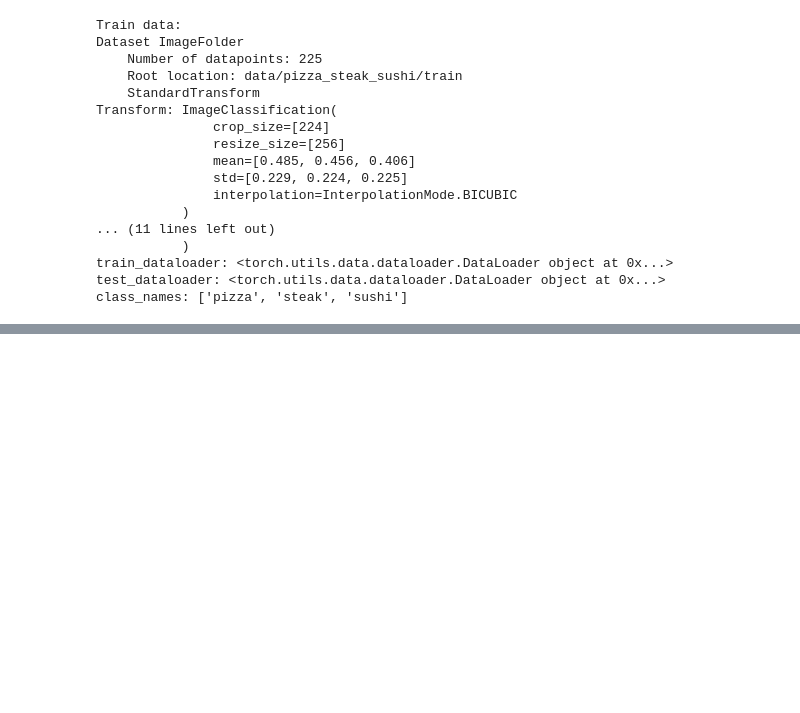
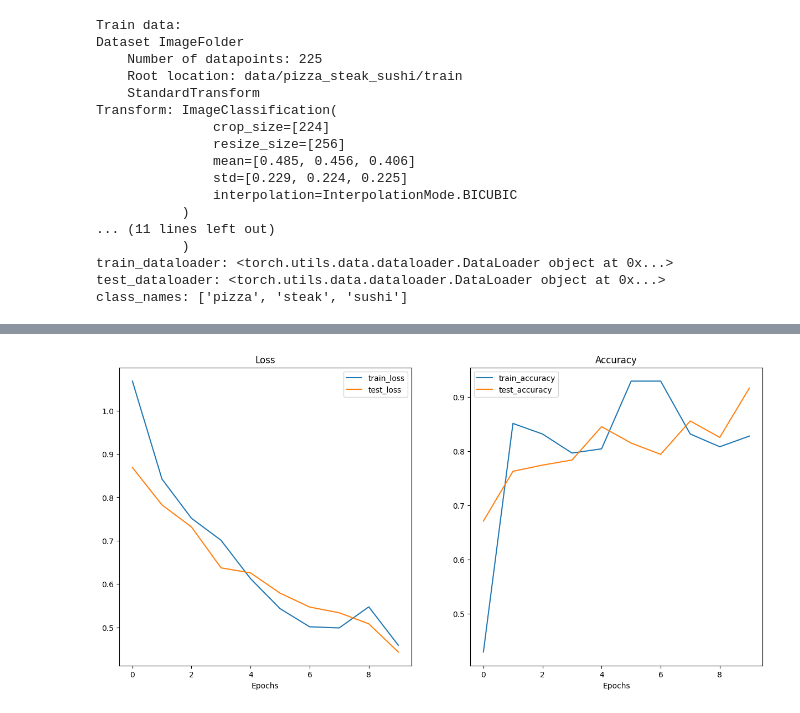
Before and after one commit to kvnptl/pytorch-practice, a Jupyter notebook: 06_transfer_learning.ipynb, the cells around one changed output, grey strips where cells are left out. Saved outputs shown, nothing was run; the diff lists cells and outputs as text; code cells hidden in the pictures; blank space fills up the shorter version.

Commit message:
[06] transfer learning done

```diff
--- a/06_transfer_learning.ipynb
+++ b/06_transfer_learning.ipynb
@@ -113,0 +118,4 @@ class_names: ['pizza', 'steak', 'sushi']
+# %%
+weights = torchvision.models.EfficientNet_B0_Weights.DEFAULT
+model = torchvision.models.efficientnet_b0(weights=weights)
+model
@@ -113,0 +177,6 @@ class_names: ['pizza', 'steak', 'sushi']
+# %%
+# Update the classifier head
+model.classifier = torch.nn.Sequential(
+    torch.nn.Dropout(p=0.2, inplace=True),
+    torch.nn.Linear(in_features=1280, out_features=len(class_names)),
+).to(device)
@@ -113,0 +215,28 @@ class_names: ['pizza', 'steak', 'sushi']
+# %%
+loss_fn = torch.nn.CrossEntropyLoss()
+optimizer = torch.optim.Adam(params=model.parameters(), lr=1e-3)
+# %%
+from going_modular import engine, utils
+
+torch.manual_seed(42)
+torch.cuda.manual_seed(42)
+
+from timeit import default_timer as timer
+start_time = timer()
+
+EPOCHS = 10
+
+results = engine.train(model=model,
+                       train_dataloader=train_dataloader,
+                       test_dataloader=test_dataloader,
+                       optimizer=optimizer,
+                       loss_fn=loss_fn,
+                       epochs=EPOCHS,
+                       device=device)
+
+end_time = timer()
+print(f"Time elapsed: {end_time - start_time:.3f} seconds")
+
+
+# Save model
+utils.save_model(model=model, target_dir="models", model_name="06_transfer_learning.pth")
@@ -113,0 +256,7 @@ class_names: ['pizza', 'steak', 'sushi']
+# %%
+# Evaluation
+from helper_functions import plot_loss_curves
+
+plot_loss_curves(results=results)
+# %% [output]
+[figure, added]
```
Also changed, not shown: parts of 16 cells of this notebook.
